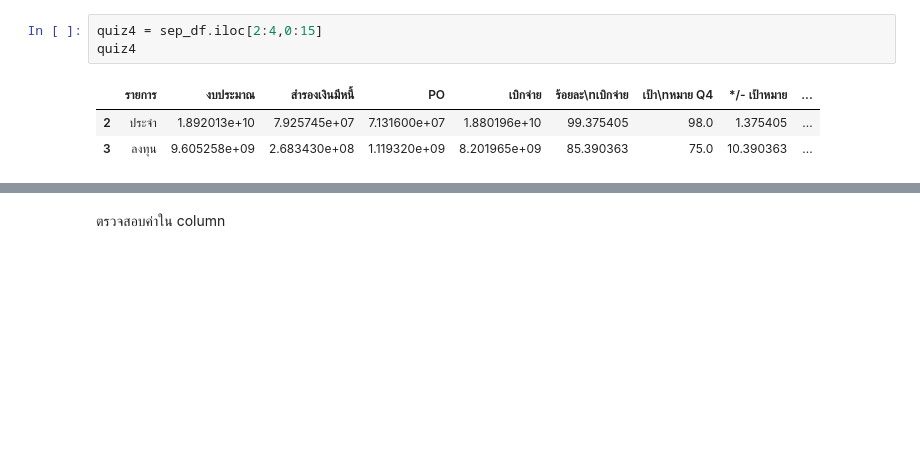
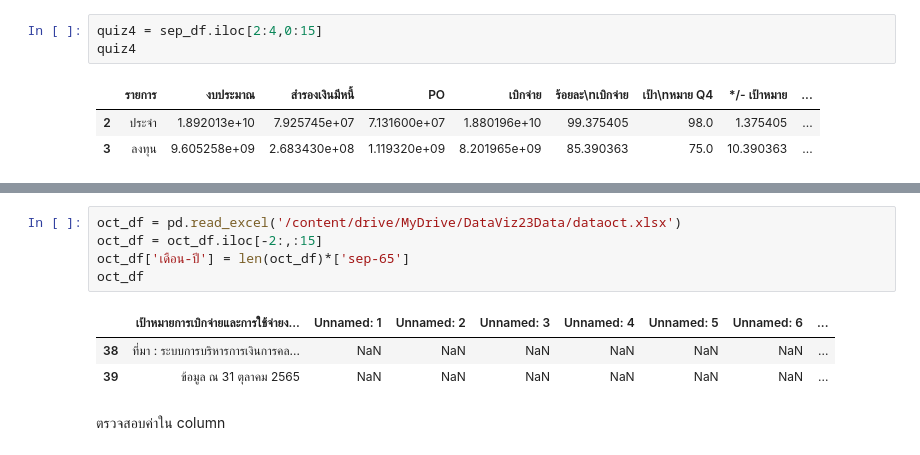
Before and after one commit to SettaChai022/Python_dataviz2023, a Jupyter notebook: Pandas102.ipynb, the cells around one changed output, grey strips where cells are left out. Saved outputs shown, nothing was run; the diff lists cells and outputs as text; blank space fills up the shorter version.

```diff
--- a/Pandas102.ipynb
+++ b/Pandas102.ipynb
@@ -105,3 +116,12 @@ quiz4
+# %%
+oct_df = pd.read_excel('/content/drive/MyDrive/DataViz23Data/dataoct.xlsx')
+oct_df = oct_df.iloc[-2:,:15]
+oct_df['เดือน-ปี'] = len(oct_df)*['sep-65']
+oct_df
+# %% [output]
+|  | เป้าหมายการเบิกจ่ายและการใช้จ่ายง... | Unnamed: 1 | Unnamed: 2 | Unnamed: 3 | Unnamed: 4 | Unnamed: 5 | Unnamed: 6 | ... |
+| 38 | ที่มา : ระบบการบริหารการเงินการคล... | NaN | NaN | NaN | NaN | NaN | NaN | ... |
+| 39 | ข้อมูล ณ 31 ตุลาคม 2565 | NaN | NaN | NaN | NaN | NaN | NaN | ... |
 # %% [markdown]
 ตรวจสอบค่าใน column
 # %%
```
Also changed, not shown: parts of 2 cells of this notebook.
